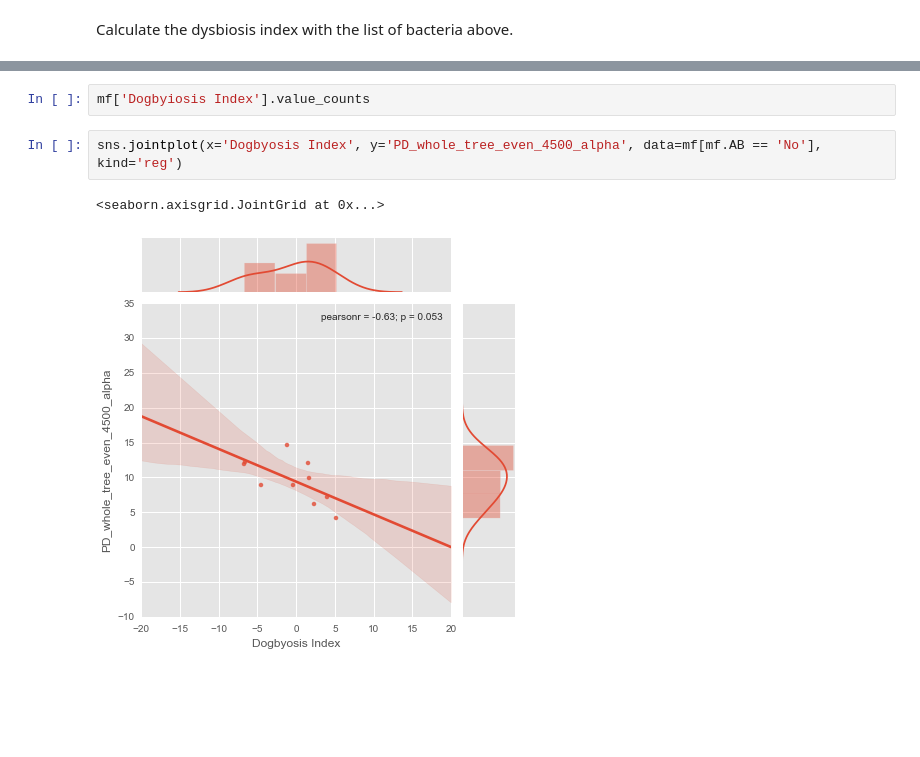
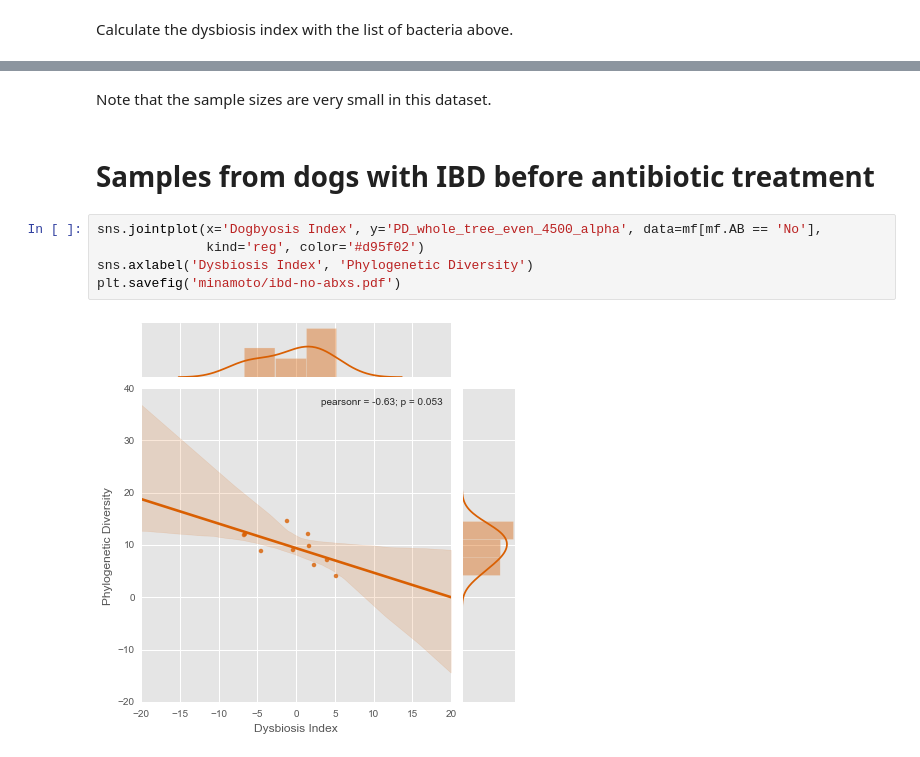
Before and after one commit to ElDeveloper/dogs, a Jupyter notebook: notebooks/10-minamoto-md-index.ipynb, the cells around one changed output, grey strips where cells are left out. Cells and saved outputs as stored; diff of their text form; blank space fills up the shorter version.

```diff
--- a/notebooks/10-minamoto-md-index.ipynb
+++ b/notebooks/10-minamoto-md-index.ipynb
@@ -258,7 +179,11 @@ Name: Dogbyosis Index, dtype: int64
-# %%
-mf['Dogbyiosis Index'].value_counts
+# %% [markdown]
+Note that the sample sizes are very small in this dataset.
+# %% [markdown]
+# Samples from dogs with IBD before antibiotic treatment
 # %%
-sns.jointplot(x='Dogbyosis Index', y='PD_whole_tree_even_4500_alpha', data=mf[mf.AB == 'No'], kind='reg')
+sns.jointplot(x='Dogbyosis Index', y='PD_whole_tree_even_4500_alpha', data=mf[mf.AB == 'No'],
+              kind='reg', color='#d95f02')
+sns.axlabel('Dysbiosis Index', 'Phylogenetic Diversity')
+plt.savefig('minamoto/ibd-no-abxs.pdf')
 # %% [output]
-<seaborn.axisgrid.JointGrid at 0x...>
-[figure, old version]
+[figure, new version]
```
Also changed, not shown: parts of 13 cells of this notebook.
